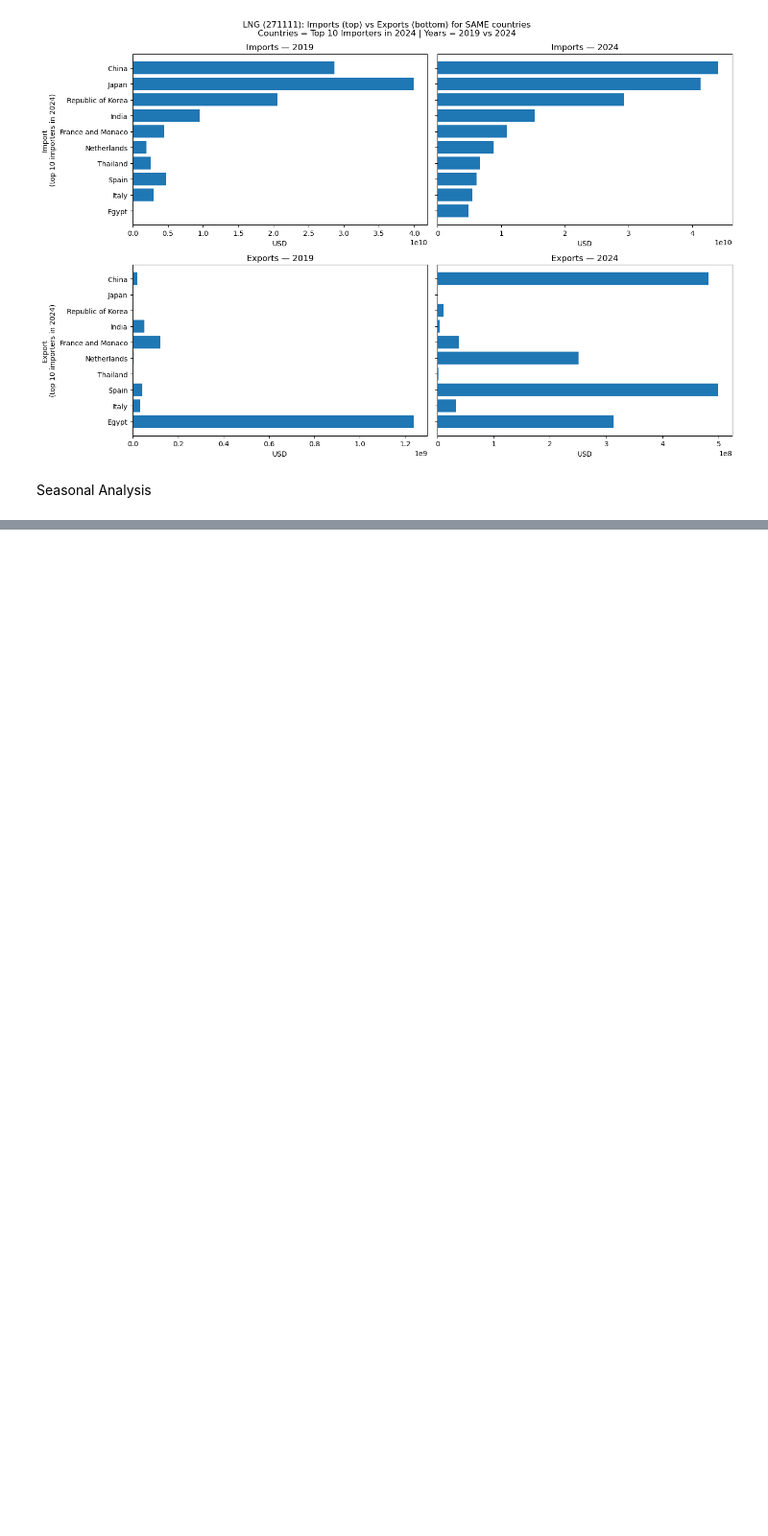
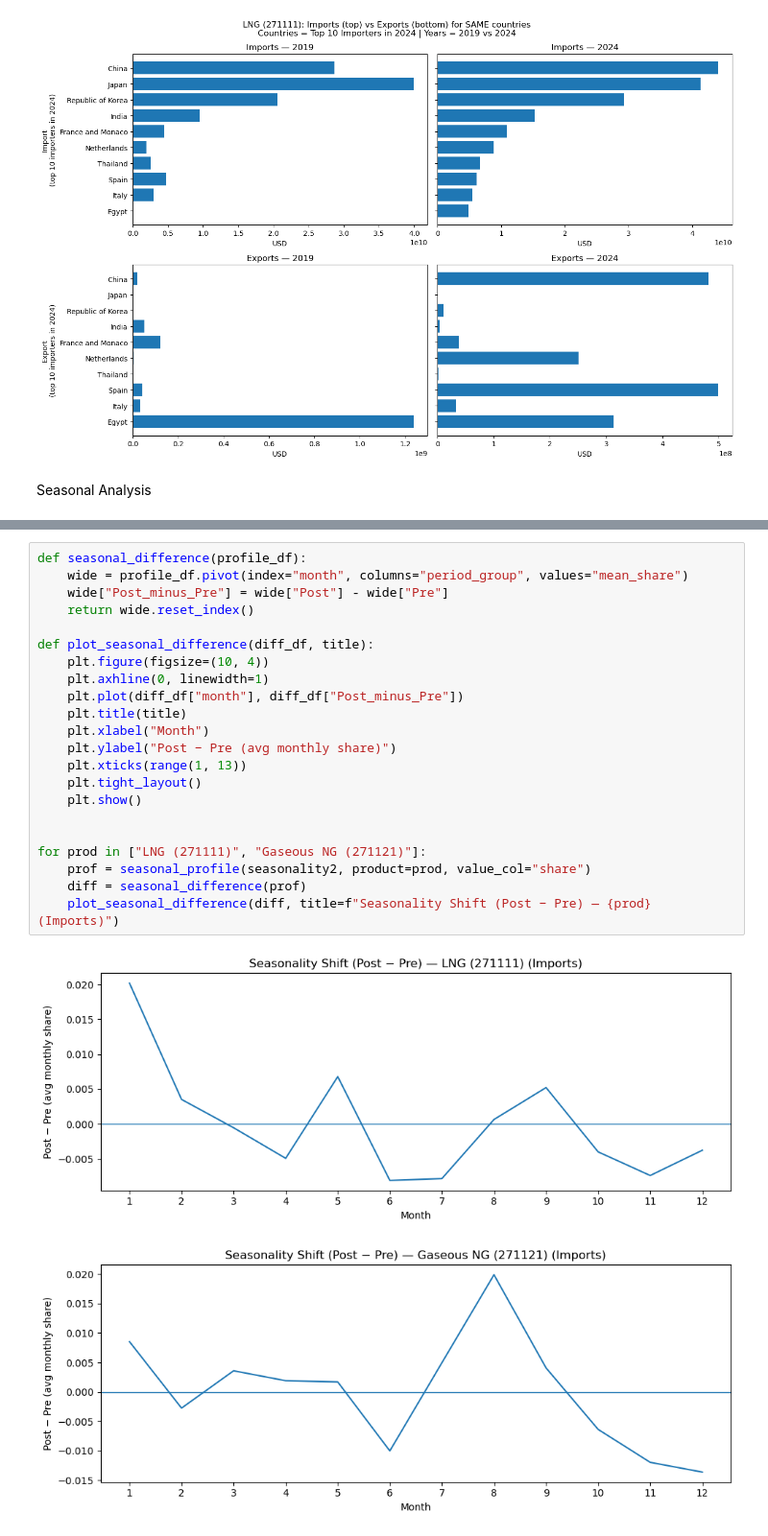
Before and after one commit to ron309/JEM_207-Data_Processing_in_Python_Projecct, a Jupyter notebook: Analysis.ipynb, the cells around one changed output, grey strips where cells are left out. Shown at 96% size. Saved outputs shown, nothing was run; the diff lists cells and outputs as text; blank space fills up the shorter version.

```diff
--- a/Analysis.ipynb
+++ b/Analysis.ipynb
@@ -704,0 +867,25 @@ Seasonal Analysis
+# %%
+def seasonal_difference(profile_df):
+    wide = profile_df.pivot(index="month", columns="period_group", values="mean_share")
+    wide["Post_minus_Pre"] = wide["Post"] - wide["Pre"]
+    return wide.reset_index()
+
+def plot_seasonal_difference(diff_df, title):
+    plt.figure(figsize=(10, 4))
+    plt.axhline(0, linewidth=1)
+    plt.plot(diff_df["month"], diff_df["Post_minus_Pre"])
+    plt.title(title)
+    plt.xlabel("Month")
+    plt.ylabel("Post − Pre (avg monthly share)")
+    plt.xticks(range(1, 13))
+    plt.tight_layout()
+    plt.show()
+
+
+for prod in ["LNG (271111)", "Gaseous NG (271121)"]:
+    prof = seasonal_profile(seasonality2, product=prod, value_col="share")
+    diff = seasonal_difference(prof)
+    plot_seasonal_difference(diff, title=f"Seasonality Shift (Post − Pre) — {prod} (Imports)")
+# %% [output]
+[figure, added]
+[figure, added]
```
Also changed, not shown: parts of 9 cells of this notebook.
